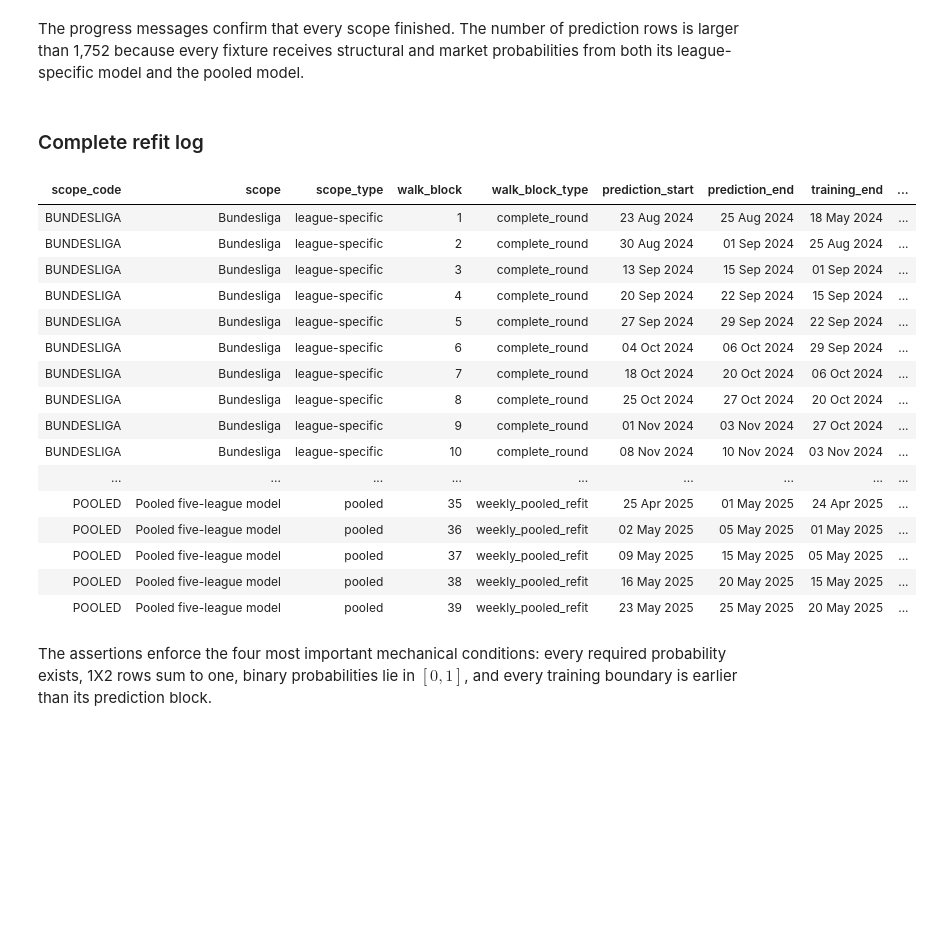
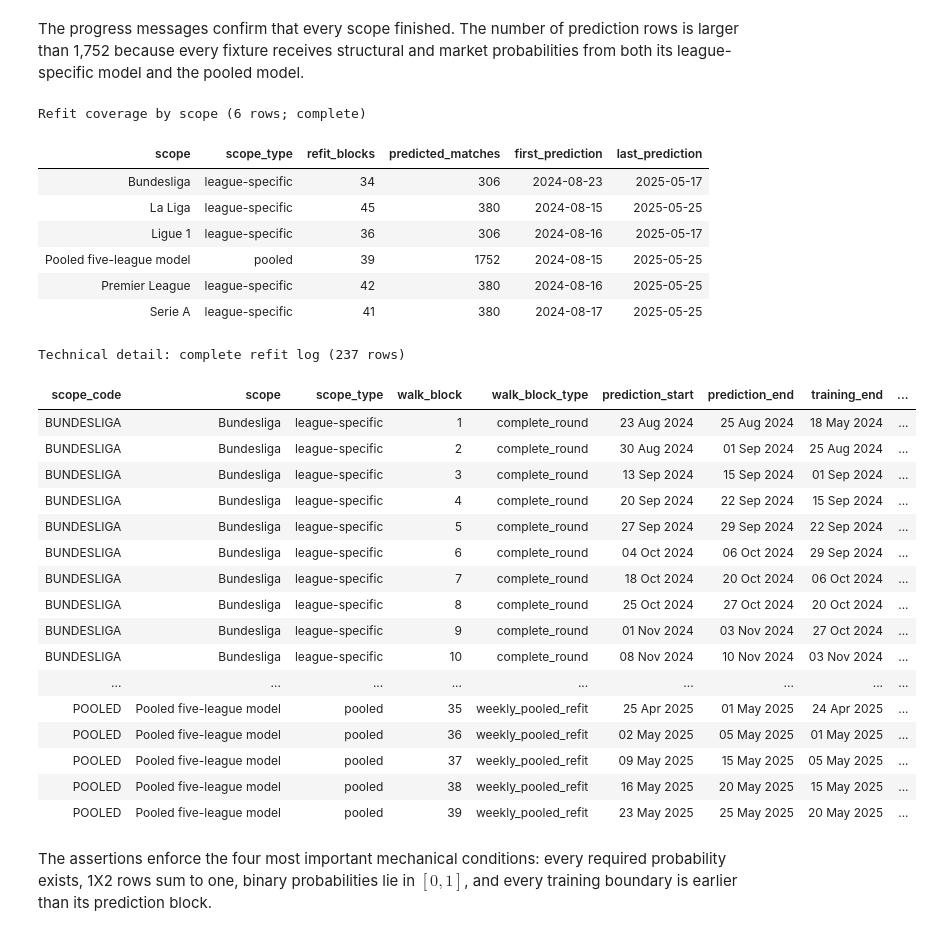
Before and after one commit to xcervenkam/DP, a Jupyter notebook: match_prediction/notebooks/06_walk_forward_2024_25.ipynb, the cells around one changed output. Cells and saved outputs as stored; diff of their text form; code cells hidden in the pictures; blank space fills up the shorter version.

Commit message:
clarify model selection and organize result presentation

```diff
--- a/match_prediction/notebooks/06_walk_forward_2024_25.ipynb
+++ b/match_prediction/notebooks/06_walk_forward_2024_25.ipynb
@@ -55,9 +55,17 @@ from src.final_model_registry import load_locked_model_registries, registry_fram
 from src.poisson_models import fit_poisson_model, poisson_probabilities
 from src.validation import assign_walk_forward_blocks
 
+from src.notebook_presentation import (
+    table_view, compact_with_detail, grouped_table_view, selection_stage_counts,
+    registry_overview, registry_feature_guide, collapsed_output,
+)
+
+# Presentation defaults; complete technical tables use local rendering overrides.
+pd.set_option("styler.render.max_rows", 30)
+
 warnings.filterwarnings("ignore", category=UserWarning)
 pd.set_option("display.max_columns", 45)
-pd.set_option("display.max_rows", 5000)
+pd.set_option("display.max_rows", 30)
 pd.set_option("display.width", 220)
 pd.set_option("display.max_colwidth", 120)
 
@@ -490,43 +487,56 @@ The progress messages confirm that every scope finished. The number of predictio
 # %%
 assert len(locked_predictions) == 1752 * 2 * 2
 assert locked_predictions[[
     "p_1x2_home", "p_1x2_draw", "p_1x2_away", "p_binary_home"
 ]].notna().all().all()
 assert np.allclose(
     locked_predictions[["p_1x2_home", "p_1x2_draw", "p_1x2_away"]].sum(axis=1),
     1.0,
 )
 assert locked_predictions["p_binary_home"].between(0, 1).all()
 assert (locked_predictions["training_end"] < locked_predictions["block_start"]).all()
 
-display(Markdown("### Complete refit log"))
-display(
-    refit_log.style
+display(table_view(
+    refit_log.groupby(["scope", "scope_type"]).agg(
+        refit_blocks=("walk_block", "size"),
+        predicted_matches=("predicted_matches", "sum"),
+        first_prediction=("prediction_start", "min"),
+        last_prediction=("prediction_end", "max"),
+    ).reset_index(), "Refit coverage by scope",
+))
+display(table_view(refit_log.style
     .format({
         "prediction_start": "{:%d %b %Y}", "prediction_end": "{:%d %b %Y}",
         "training_end": "{:%d %b %Y}",
     })
-    .hide(axis="index")
-)
+    .hide(axis="index"), 'Technical detail: complete refit log', detail=True))
 # %% [output]
-### Complete refit log
+Refit coverage by scope (6 rows; complete)
-| scope_code | scope | scope_type | walk_block | walk_block_type | prediction_start | prediction_end | training_end | ... |
-| BUNDESLIGA | Bundesliga | league-specific | 1 | complete_round | 23 Aug 2024 | 25 Aug 2024 | 18 May 2024 | ... |
-| BUNDESLIGA | Bundesliga | league-specific | 2 | complete_round | 30 Aug 2024 | 01 Sep 2024 | 25 Aug 2024 | ... |
-| BUNDESLIGA | Bundesliga | league-specific | 3 | complete_round | 13 Sep 2024 | 15 Sep 2024 | 01 Sep 2024 | ... |
-| BUNDESLIGA | Bundesliga | league-specific | 4 | complete_round | 20 Sep 2024 | 22 Sep 2024 | 15 Sep 2024 | ... |
-| BUNDESLIGA | Bundesliga | league-specific | 5 | complete_round | 27 Sep 2024 | 29 Sep 2024 | 22 Sep 2024 | ... |
-| BUNDESLIGA | Bundesliga | league-specific | 6 | complete_round | 04 Oct 2024 | 06 Oct 2024 | 29 Sep 2024 | ... |
-| BUNDESLIGA | Bundesliga | league-specific | 7 | complete_round | 18 Oct 2024 | 20 Oct 2024 | 06 Oct 2024 | ... |
-| BUNDESLIGA | Bundesliga | league-specific | 8 | complete_round | 25 Oct 2024 | 27 Oct 2024 | 20 Oct 2024 | ... |
-| BUNDESLIGA | Bundesliga | league-specific | 9 | complete_round | 01 Nov 2024 | 03 Nov 2024 | 27 Oct 2024 | ... |
-| BUNDESLIGA | Bundesliga | league-specific | 10 | complete_round | 08 Nov 2024 | 10 Nov 2024 | 03 Nov 2024 | ... |
-| ... | ... | ... | ... | ... | ... | ... | ... | ... |
-| POOLED | Pooled five-league model | pooled | 35 | weekly_pooled_refit | 25 Apr 2025 | 01 May 2025 | 24 Apr 2025 | ... |
-| POOLED | Pooled five-league model | pooled | 36 | weekly_pooled_refit | 02 May 2025 | 05 May 2025 | 01 May 2025 | ... |
-| POOLED | Pooled five-league model | pooled | 37 | weekly_pooled_refit | 09 May 2025 | 15 May 2025 | 05 May 2025 | ... |
-| POOLED | Pooled five-league model | pooled | 38 | weekly_pooled_refit | 16 May 2025 | 20 May 2025 | 15 May 2025 | ... |
-| POOLED | Pooled five-league model | pooled | 39 | weekly_pooled_refit | 23 May 2025 | 25 May 2025 | 20 May 2025 | ... |
+| scope | scope_type | refit_blocks | predicted_matches | first_prediction | last_prediction |
+| Bundesliga | league-specific | 34 | 306 | 2024-08-23 | 2025-05-17 |
+| La Liga | league-specific | 45 | 380 | 2024-08-15 | 2025-05-25 |
+| Ligue 1 | league-specific | 36 | 306 | 2024-08-16 | 2025-05-17 |
+| Pooled five-league model | pooled | 39 | 1752 | 2024-08-15 | 2025-05-25 |
+| Premier League | league-specific | 42 | 380 | 2024-08-16 | 2025-05-25 |
+| Serie A | league-specific | 41 | 380 | 2024-08-17 | 2025-05-25 |
+Technical detail: complete refit log (237 rows)
+| scope_code | scope | scope_type | walk_block | walk_block_type | prediction_start | prediction_end | training_end | ... |
+| BUNDESLIGA | Bundesliga | league-specific | 1 | complete_round | 23 Aug 2024 | 25 Aug 2024 | 18 May 2024 | ... |
+| BUNDESLIGA | Bundesliga | league-specific | 2 | complete_round | 30 Aug 2024 | 01 Sep 2024 | 25 Aug 2024 | ... |
+| BUNDESLIGA | Bundesliga | league-specific | 3 | complete_round | 13 Sep 2024 | 15 Sep 2024 | 01 Sep 2024 | ... |
+| BUNDESLIGA | Bundesliga | league-specific | 4 | complete_round | 20 Sep 2024 | 22 Sep 2024 | 15 Sep 2024 | ... |
+| BUNDESLIGA | Bundesliga | league-specific | 5 | complete_round | 27 Sep 2024 | 29 Sep 2024 | 22 Sep 2024 | ... |
+| BUNDESLIGA | Bundesliga | league-specific | 6 | complete_round | 04 Oct 2024 | 06 Oct 2024 | 29 Sep 2024 | ... |
+| BUNDESLIGA | Bundesliga | league-specific | 7 | complete_round | 18 Oct 2024 | 20 Oct 2024 | 06 Oct 2024 | ... |
+| BUNDESLIGA | Bundesliga | league-specific | 8 | complete_round | 25 Oct 2024 | 27 Oct 2024 | 20 Oct 2024 | ... |
+| BUNDESLIGA | Bundesliga | league-specific | 9 | complete_round | 01 Nov 2024 | 03 Nov 2024 | 27 Oct 2024 | ... |
+| BUNDESLIGA | Bundesliga | league-specific | 10 | complete_round | 08 Nov 2024 | 10 Nov 2024 | 03 Nov 2024 | ... |
+| ... | ... | ... | ... | ... | ... | ... | ... | ... |
+| POOLED | Pooled five-league model | pooled | 35 | weekly_pooled_refit | 25 Apr 2025 | 01 May 2025 | 24 Apr 2025 | ... |
+| POOLED | Pooled five-league model | pooled | 36 | weekly_pooled_refit | 02 May 2025 | 05 May 2025 | 01 May 2025 | ... |
+| POOLED | Pooled five-league model | pooled | 37 | weekly_pooled_refit | 09 May 2025 | 15 May 2025 | 05 May 2025 | ... |
+| POOLED | Pooled five-league model | pooled | 38 | weekly_pooled_refit | 16 May 2025 | 20 May 2025 | 15 May 2025 | ... |
+| POOLED | Pooled five-league model | pooled | 39 | weekly_pooled_refit | 23 May 2025 | 25 May 2025 | 20 May 2025 | ... |
 # %% [markdown]
 The assertions enforce the four most important mechanical conditions: every required probability exists, 1X2 rows sum to one, binary probabilities lie in $[0,1]$, and every training boundary is earlier than its prediction block.
 # %% [markdown]
```
Also changed, not shown: parts of 12 cells of this notebook, 11 other files.
